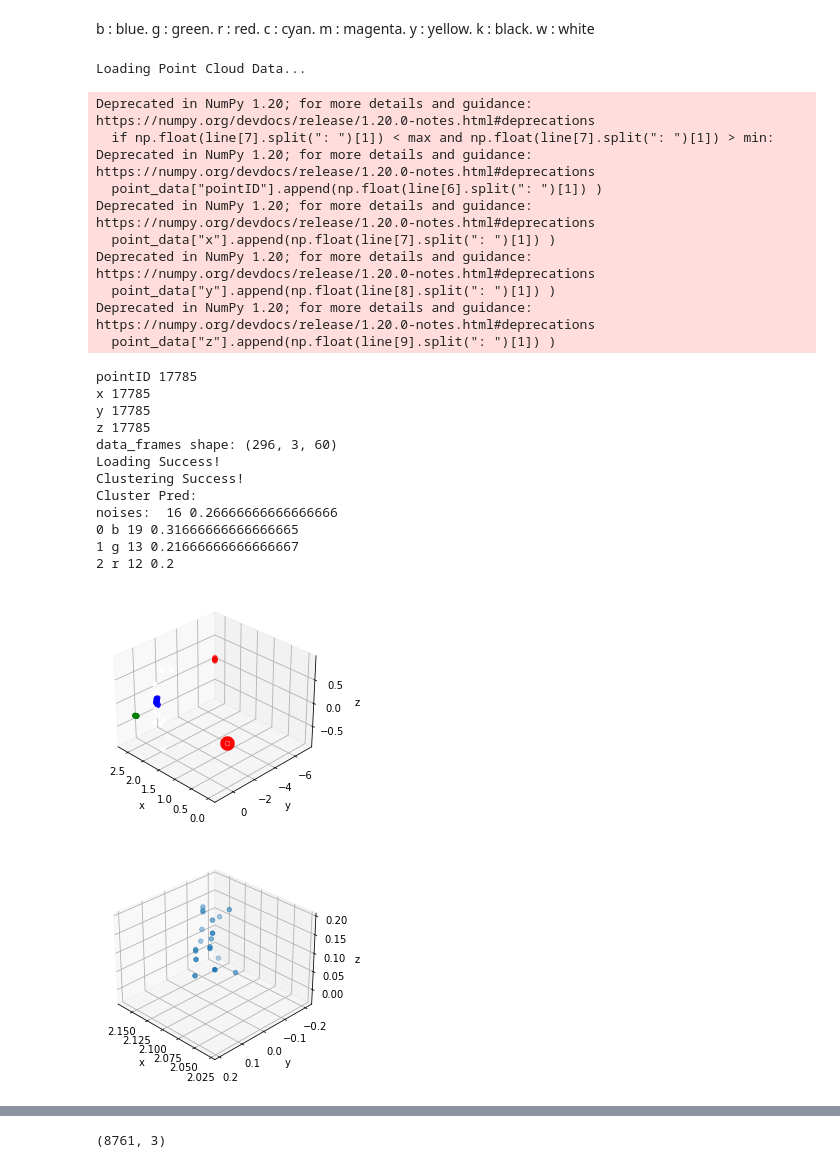
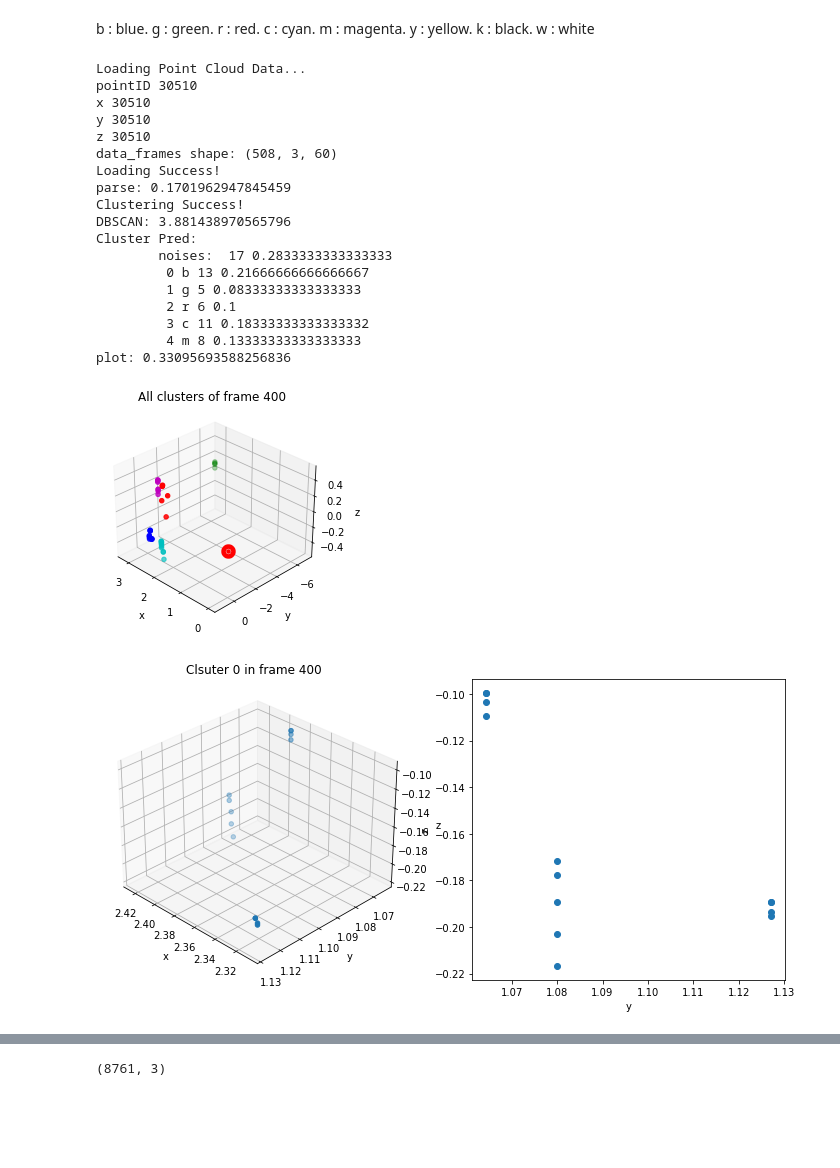
Before and after one commit to xinj3/could_point_CV, a Jupyter notebook: cloud_point/point_cloud_recog.ipynb, the cells around one changed output, grey strips where cells are left out. Drawn from its saved outputs; the diff is of its cells as text; code cells hidden in the pictures; blank space fills up the shorter version.

```diff
--- a/cloud_point/point_cloud_recog.ipynb
+++ b/cloud_point/point_cloud_recog.ipynb
@@ -138,32 +234,29 @@ y : yellow.
 k : black.
 w : white
 # %%
-file_name = "xin_standing_still_1min_1.93m.txt"
-pc_2 = Point_Cloud(path=file_name, frame_size=60, eps=0.1, min_samples=5)
-pc_2.plot_points(frame_id=100, cluster_idx=0)
+# file_name = "xin_standing_still_1min_1.93m.txt"
+file_name = "xin_and_daniel_2_person_standing_still_1.93m.txt"
+# file_name = "xin_moving_back_and_forth_1m-1.93m.txt"
+pc_2 = Point_Cloud(path=file_name, frame_size=60, eps=0.4, min_samples=5, max=4, min=0.3)
+pc_2.plot_points(frame_id=400, cluster_id=0, remove_ids=[-1])
 # %% [output]
 Loading Point Cloud Data...
+pointID 30510
+x 30510
+y 30510
+z 30510
+data_frames shape: (508, 3, 60)
+Loading Success!
+parse: 0.1701962947845459
+Clustering Success!
+DBSCAN: 3.881438970565796
+Cluster Pred:
+        noises:  17 0.2833333333333333
+         0 b 13 0.21666666666666667
+         1 g 5 0.08333333333333333
+         2 r 6 0.1
+         3 c 11 0.18333333333333332
+         4 m 8 0.13333333333333333
+plot: 0.33095693588256836
-Deprecated in NumPy 1.20; for more details and guidance: https://numpy.org/devdocs/release/1.20.0-notes.html#deprecations
-  if np.float(line[7].split(": ")[1]) < max and np.float(line[7].split(": ")[1]) > min:
-Deprecated in NumPy 1.20; for more details and guidance: https://numpy.org/devdocs/release/1.20.0-notes.html#deprecations
-  point_data["pointID"].append(np.float(line[6].split(": ")[1]) )
-Deprecated in NumPy 1.20; for more details and guidance: https://numpy.org/devdocs/release/1.20.0-notes.html#deprecations
-  point_data["x"].append(np.float(line[7].split(": ")[1]) )
-Deprecated in NumPy 1.20; for more details and guidance: https://numpy.org/devdocs/release/1.20.0-notes.html#deprecations
-  point_data["y"].append(np.float(line[8].split(": ")[1]) )
-Deprecated in NumPy 1.20; for more details and guidance: https://numpy.org/devdocs/release/1.20.0-notes.html#deprecations
-  point_data["z"].append(np.float(line[9].split(": ")[1]) )
-pointID 17785
-x 17785
-y 17785
-z 17785
-data_frames shape: (296, 3, 60)
-Loading Success!
-Clustering Success!
-Cluster Pred:
-noises:  16 0.26666666666666666
-0 b 19 0.31666666666666665
-1 g 13 0.21666666666666667
-2 r 12 0.2
-[figure, old version]
+[figure, new version]
-[figure, old version]
+[figure, new version]
```
Also changed, not shown: parts of 4 cells of this notebook, 10 other files.
